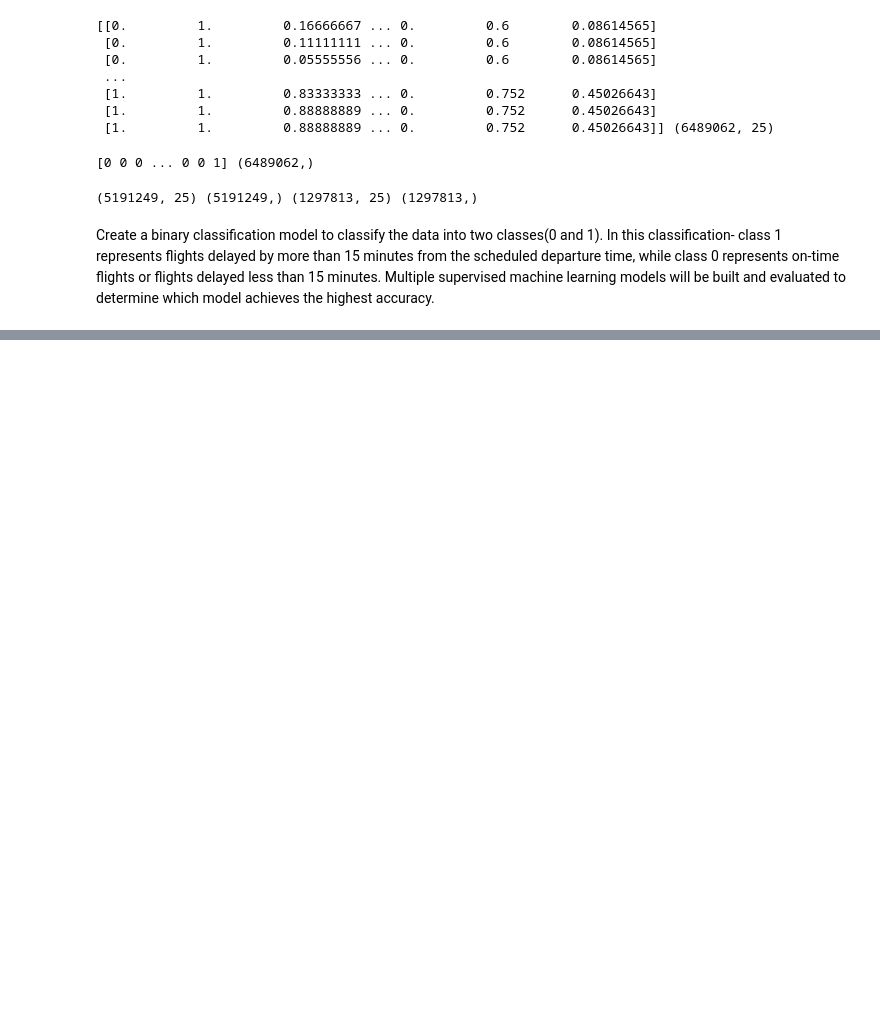
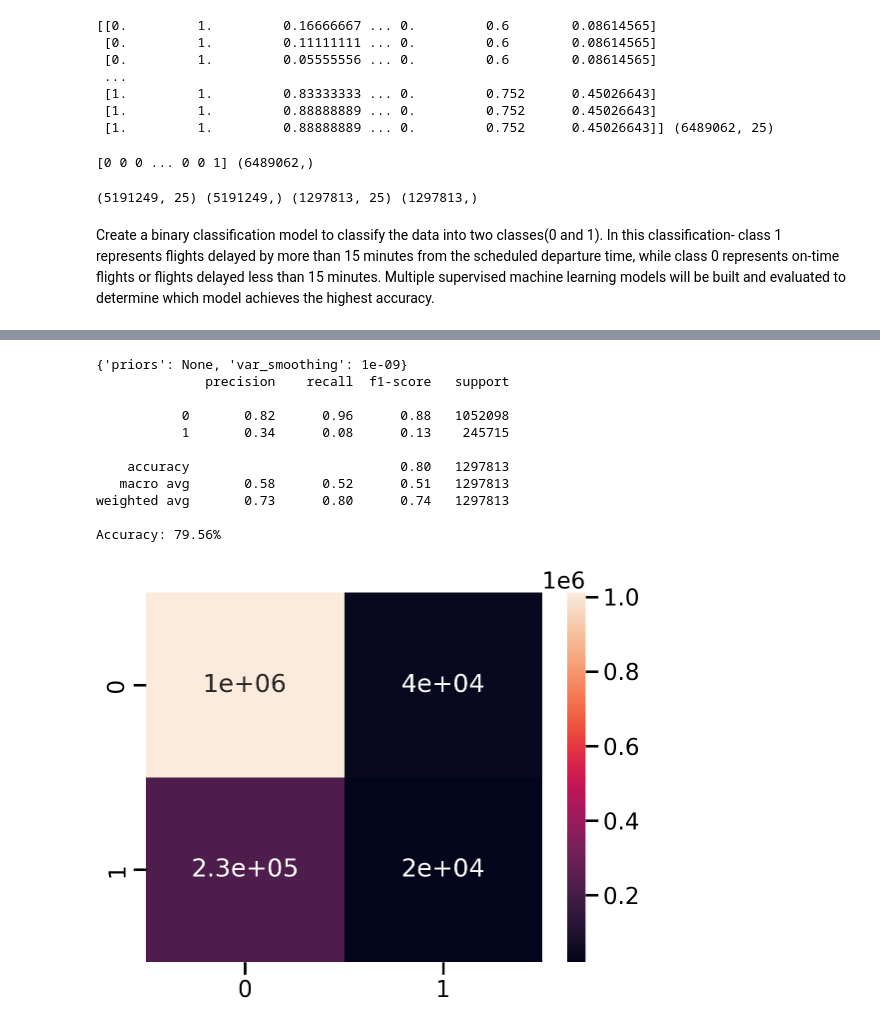
Before and after one commit to RehamTousoun/DataAnalytics_Capstone, a Jupyter notebook: flightDelay.ipynb, the cells around one changed output, grey strips where cells are left out. Saved outputs shown, nothing was run; the diff lists cells and outputs as text; code cells hidden in the pictures; blank space fills up the shorter version.

Commit message:
Build a naïve bayes classifier.

```diff
--- a/flightDelay.ipynb
+++ b/flightDelay.ipynb
@@ -656,5 +559,0 @@ plt.show()
-# %%
-from sklearn import tree
-# Plot the decission tree at max_depth = 9
-plt.figure(figsize=(10,8))
-tree.plot_tree(classifier.fit(X_train,y_train));
@@ -660,0 +652,37 @@ tree.plot_tree(classifier.fit(X_train,y_train));
+# %%
+from sklearn.naive_bayes import GaussianNB
+# Create and initialise an object sc by calling a method GaussianNB()
+nvclassifier = GaussianNB()
+
+# Train the model by calling a method fit()
+nvclassifier.fit(X_train, y_train)
+
+#  Naive Bayes Parameters
+pprint.pprint(nvclassifier.get_params())
+
+
+# Predicting the Test set results
+y_pred = nvclassifier.predict(X_test)
+
+# Construct the Confusion Matrix and the classification report
+cm = confusion_matrix(y_test, y_pred)
+sns.heatmap(cm,annot= True)
+print(classification_report(y_test,y_pred))
+
+# Model accuracy
+
+# print("Accuracy:{:.2f}%",metrics.accuracy_score(y_test,y_pred)*100)
+print( "Accuracy: {:.2f}%".format(metrics.accuracy_score(y_test, y_pred)*100) )
+# %% [output]
+{'priors': None, 'var_smoothing': 1e-09}
+              precision    recall  f1-score   support
+
+           0       0.82      0.96      0.88   1052098
+           1       0.34      0.08      0.13    245715
+
+    accuracy                           0.80   1297813
+   macro avg       0.58      0.52      0.51   1297813
+weighted avg       0.73      0.80      0.74   1297813
+
+Accuracy: 79.56%
+[figure, added]
```
Also changed, not shown: parts of 20 cells of this notebook.
